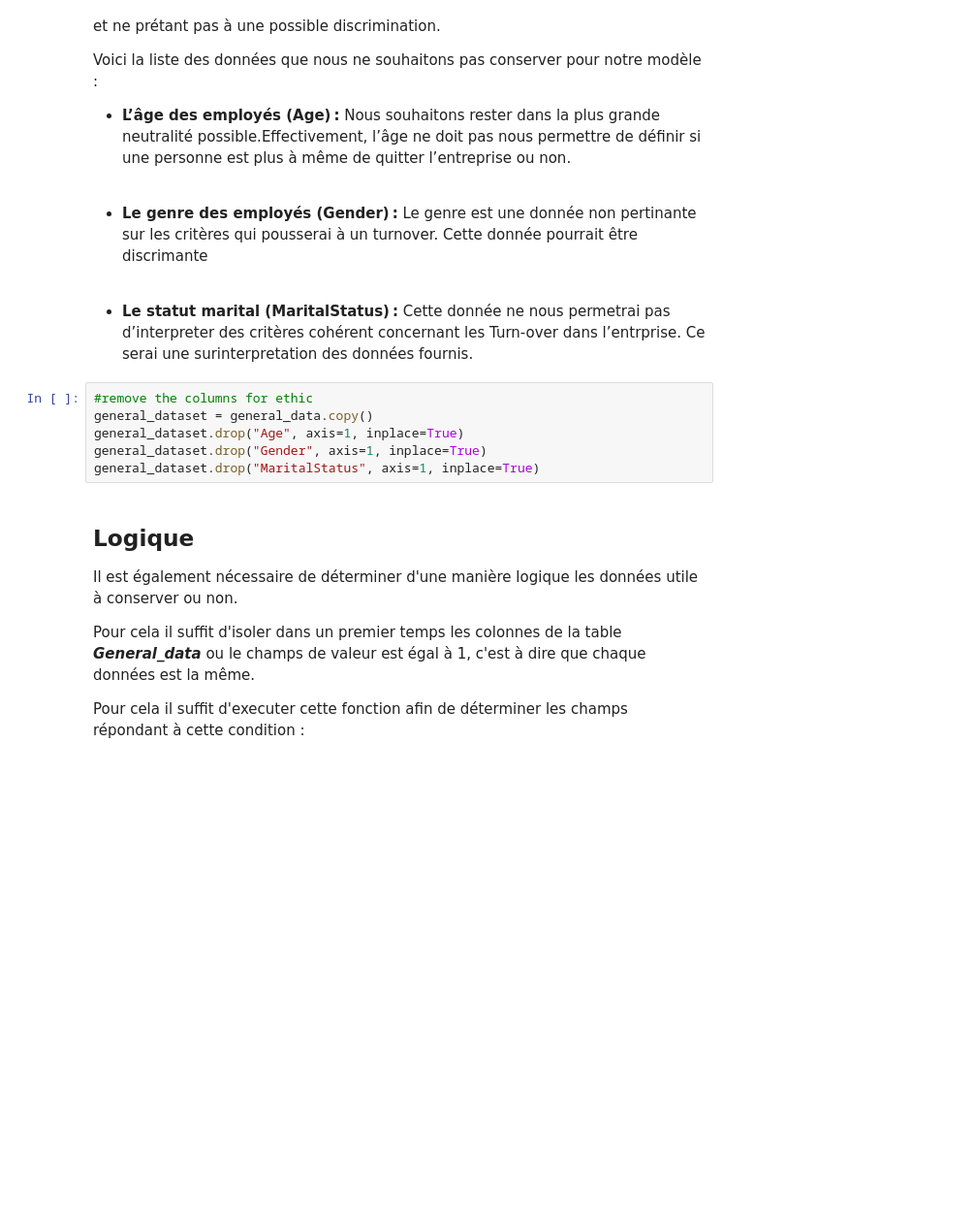
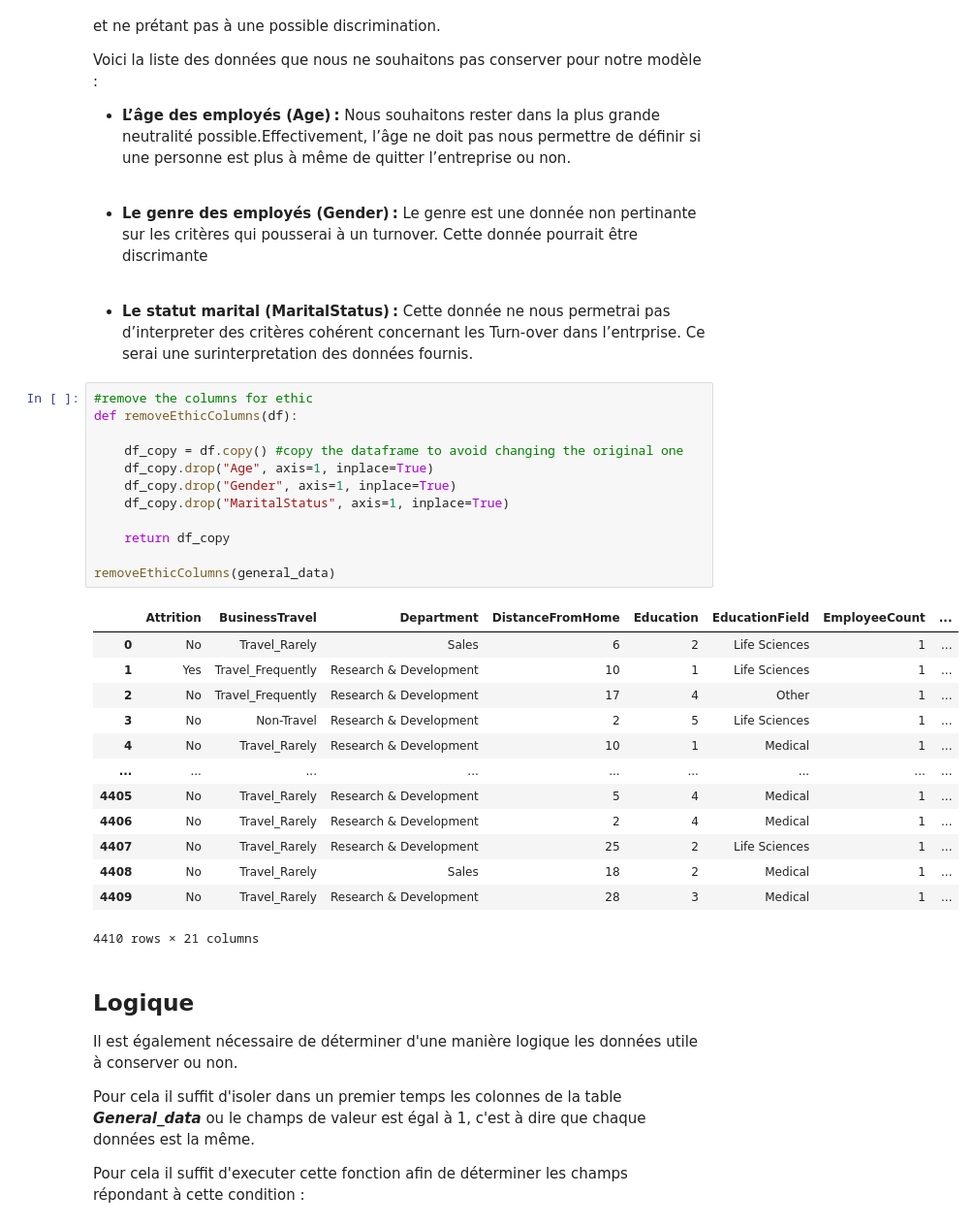
Before and after one commit to OscarPALISSOT/ML_Classifier_CESI_A4, a Jupyter notebook: notebook/Import_data.ipynb, the cells around one changed output. Shown at 97% size. Saved outputs shown, nothing was run; the diff lists cells and outputs as text; blank space fills up the shorter version.

```diff
--- a/notebook/Import_data.ipynb
+++ b/notebook/Import_data.ipynb
@@ -53,10 +53,30 @@ Voici la liste des données que nous ne souhaitons pas conserver pour notre mod
 - **Le statut marital (MaritalStatus) :** Cette donnée ne nous permetrai pas d’interpreter des critères cohérent concernant les Turn-over dans l’entrprise. Ce serai une surinterpretation des données fournis.
 # %%
 #remove the columns for ethic
-general_dataset = general_data.copy()
-general_dataset.drop("Age", axis=1, inplace=True)
-general_dataset.drop("Gender", axis=1, inplace=True)
-general_dataset.drop("MaritalStatus", axis=1, inplace=True)
+def removeEthicColumns(df):
+
+    df_copy = df.copy() #copy the dataframe to avoid changing the original one
+    df_copy.drop("Age", axis=1, inplace=True)
+    df_copy.drop("Gender", axis=1, inplace=True)
+    df_copy.drop("MaritalStatus", axis=1, inplace=True)
+
+    return df_copy
+
+removeEthicColumns(general_data)
+# %% [output]
+|  | Attrition | BusinessTravel | Department | DistanceFromHome | Education | EducationField | EmployeeCount | ... |
+| 0 | No | Travel_Rarely | Sales | 6 | 2 | Life Sciences | 1 | ... |
+| 1 | Yes | Travel_Frequently | Research & Development | 10 | 1 | Life Sciences | 1 | ... |
+| 2 | No | Travel_Frequently | Research & Development | 17 | 4 | Other | 1 | ... |
+| 3 | No | Non-Travel | Research & Development | 2 | 5 | Life Sciences | 1 | ... |
+| 4 | No | Travel_Rarely | Research & Development | 10 | 1 | Medical | 1 | ... |
+| ... | ... | ... | ... | ... | ... | ... | ... | ... |
+| 4405 | No | Travel_Rarely | Research & Development | 5 | 4 | Medical | 1 | ... |
+| 4406 | No | Travel_Rarely | Research & Development | 2 | 4 | Medical | 1 | ... |
+| 4407 | No | Travel_Rarely | Research & Development | 25 | 2 | Life Sciences | 1 | ... |
+| 4408 | No | Travel_Rarely | Sales | 18 | 2 | Medical | 1 | ... |
+| 4409 | No | Travel_Rarely | Research & Development | 28 | 3 | Medical | 1 | ... |
+4410 rows × 21 columns
 # %% [markdown]
 ## Logique
 
```
Also changed, not shown: parts of 3 cells of this notebook.
